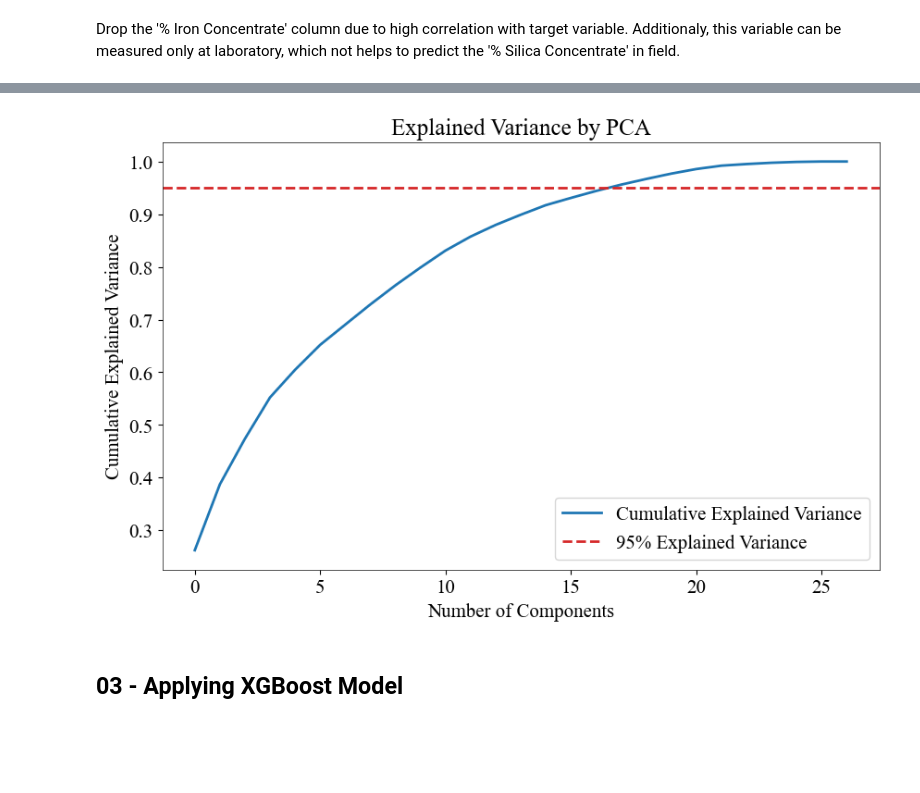
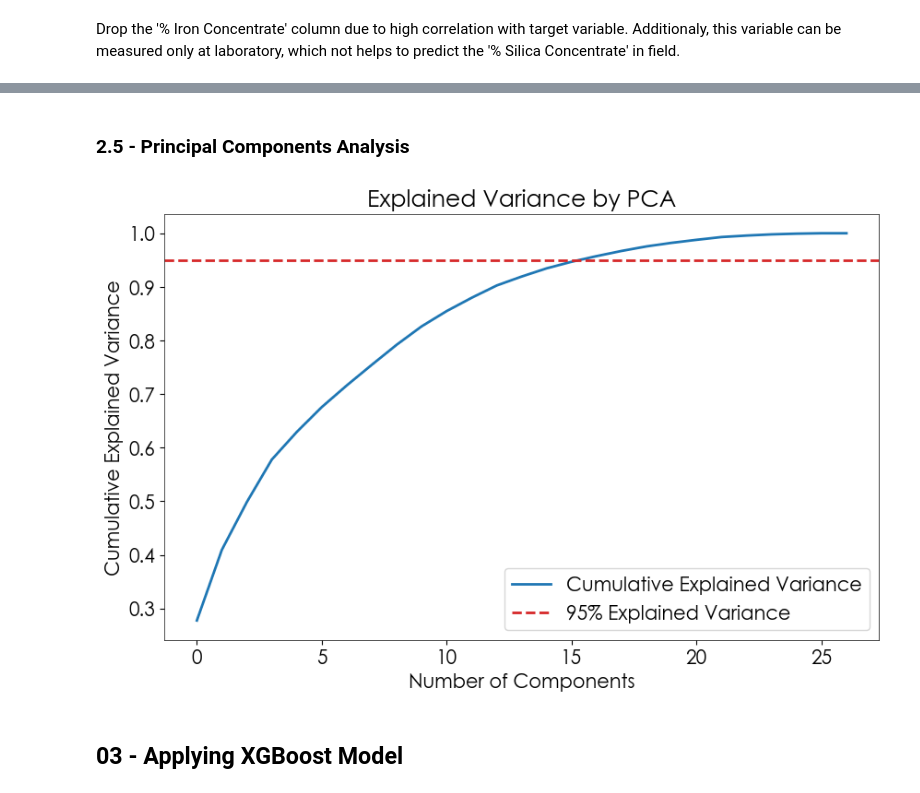
Before and after one commit to PauloCasmal/data-mining-study, a Jupyter notebook: Model-mining.ipynb, the cells around one changed output, grey strips where cells are left out. Drawn from its saved outputs; the diff is of its cells as text; code cells hidden in the pictures; blank space fills up the shorter version.

```diff
--- a/Model-mining.ipynb
+++ b/Model-mining.ipynb
@@ -158,25 +166,25 @@ plt.show()
 # %%
-# train = df.iloc[train_index]
+X_train = df.drop(columns=['% Silica Concentrate'])
 
-# X_train = train.drop(columns=['% Silica Concentrate'])
+scaler = StandardScaler()
 
-# scaler = StandardScaler()
-
-# X_train_scaled = scaler.fit_transform(X_train)
-
-# pca = PCA().fit(X_train_scaled)
-
-# plt.plot(np.cumsum(pca.explained_variance_ratio_), label='Cumulative Explained Variance', c='tab:blue')
-# plt.axhline(0.95, linestyle='--', c='tab:red', label='95% Explained Variance')
-
-# plt.xlabel('Number of Components')
-# plt.ylabel('Cumulative Explained Variance')
-# plt.title('Explained Variance by PCA')
-# plt.legend(loc=4)
-
-# plt.show()
+X_train_scaled = scaler.fit_transform(X_train)
-# %% [output]
-[figure, removed]
+# %% [markdown]
+### 2.5 - Principal Components Analysis
+# %%
+pca = PCA().fit(X_train_scaled)
+
+plt.plot(np.cumsum(pca.explained_variance_ratio_), label='Cumulative Explained Variance', c='tab:blue')
+plt.axhline(0.95, linestyle='--', c='tab:red', label='95% Explained Variance')
+
+plt.xlabel('Number of Components')
+plt.ylabel('Cumulative Explained Variance')
+plt.title('Explained Variance by PCA')
+plt.legend(loc=4)
+
+plt.show()
+# %% [output]
+[figure, added]
 # %% [markdown]
 ## 03 - Applying XGBoost Model
 # %%
```
Also changed, not shown: parts of 22 cells of this notebook, 1 other file.
